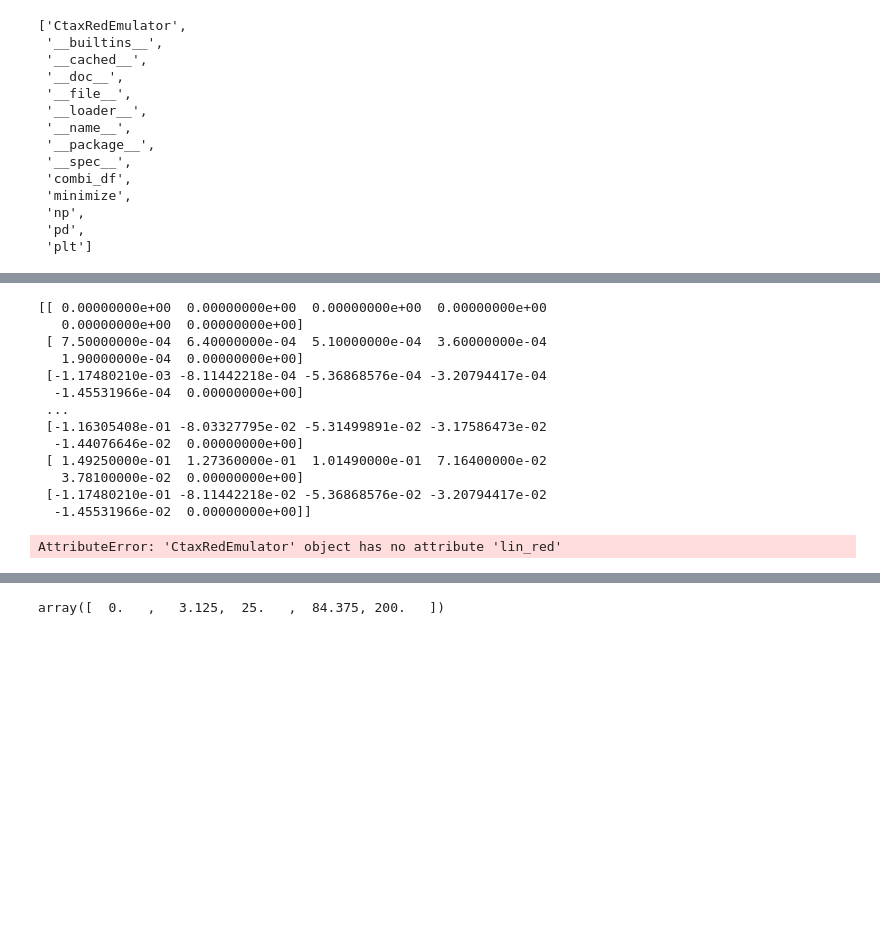
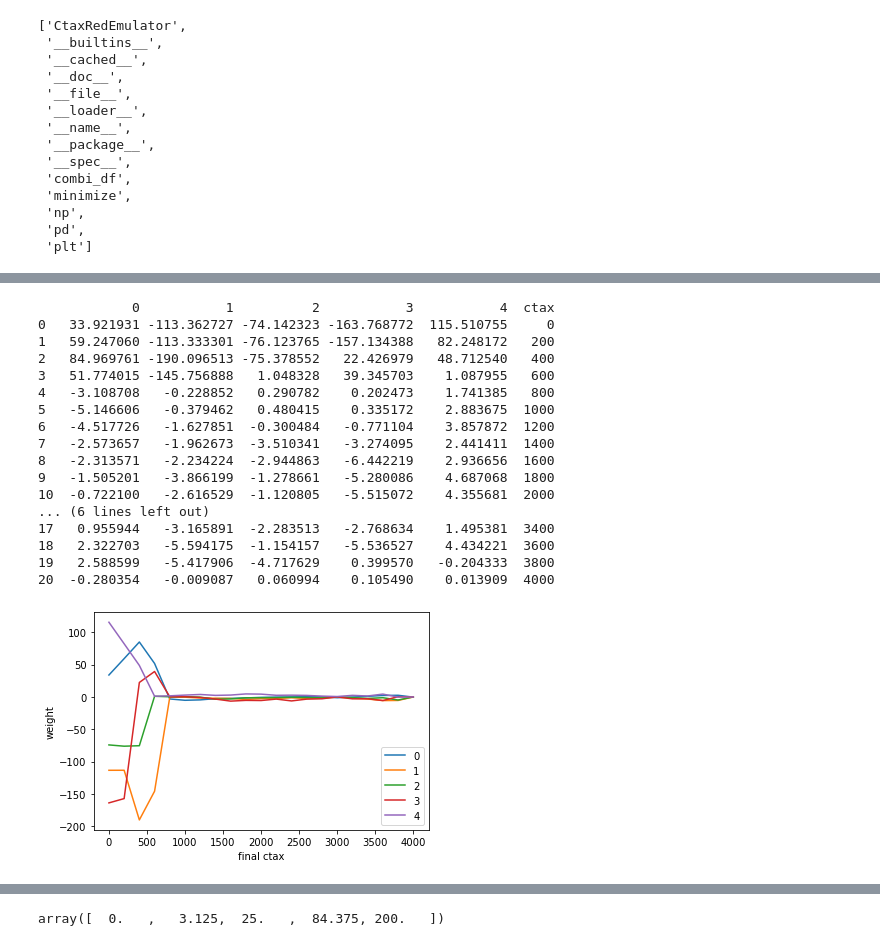
Before and after one commit to TVHTE/PBL_Code, a Jupyter notebook: Emulator/main.ipynb, the cells around one changed output, grey strips where cells are left out. Drawn from its saved outputs; the diff is of its cells as text; code cells hidden in the pictures; blank space fills up the shorter version.

```diff
--- a/Emulator/main.ipynb
+++ b/Emulator/main.ipynb
@@ -86,44 +86,48 @@ root_paths.tail()
 # %%
 """
 train prepared dataframe
 
 input: ctax paths with reduction
 
 output: trained dataset
 """
 
 reload(emulate)
 
 # only for this emulator we use combination of paths tot train and test
 combi_paths = emulate.combi_df(cubic_paths, root_paths, cubic_reduction, root_reduction)
 
 x = emulate.CtaxRedEmulator(lin_paths, combi_paths)
 
-x.train_ctax_path(10, 200, 2)
+x.train_ctax_path(10, 200, 5)
 
 # do it for all remaining test paths
 cubic_test = []
 root_test = []
 
-for i in range(1, len(root_paths), 2):
+# for i in range(1, len(root_paths), 2):
 
-    cubic_test.append(x.test_ctax_path(root_paths.loc[i]))
-    root_test.append(x.test_ctax_path(cubic_paths.loc[i+1]))
+#     cubic_test.append(x.test_ctax_path(root_paths.loc[i]))
+#     root_test.append(x.test_ctax_path(cubic_paths.loc[i+1]))
 # %% [output]
-[[ 0.00000000e+00  0.00000000e+00  0.00000000e+00  0.00000000e+00
-   0.00000000e+00  0.00000000e+00]
- [ 7.50000000e-04  6.40000000e-04  5.10000000e-04  3.60000000e-04
-   1.90000000e-04  0.00000000e+00]
- [-1.17480210e-03 -8.11442218e-04 -5.36868576e-04 -3.20794417e-04
-  -1.45531966e-04  0.00000000e+00]
- ...
- [-1.16305408e-01 -8.03327795e-02 -5.31499891e-02 -3.17586473e-02
-  -1.44076646e-02  0.00000000e+00]
- [ 1.49250000e-01  1.27360000e-01  1.01490000e-01  7.16400000e-02
-   3.78100000e-02  0.00000000e+00]
- [-1.17480210e-01 -8.11442218e-02 -5.36868576e-02 -3.20794417e-02
-  -1.45531966e-02  0.00000000e+00]]
+            0           1          2           3           4  ctax
+0   33.921931 -113.362727 -74.142323 -163.768772  115.510755     0
+1   59.247060 -113.333301 -76.123765 -157.134388   82.248172   200
+2   84.969761 -190.096513 -75.378552   22.426979   48.712540   400
+3   51.774015 -145.756888   1.048328   39.345703    1.087955   600
+4   -3.108708   -0.228852   0.290782    0.202473    1.741385   800
+5   -5.146606   -0.379462   0.480415    0.335172    2.883675  1000
+6   -4.517726   -1.627851  -0.300484   -0.771104    3.857872  1200
+7   -2.573657   -1.962673  -3.510341   -3.274095    2.441411  1400
+8   -2.313571   -2.234224  -2.944863   -6.442219    2.936656  1600
+9   -1.505201   -3.866199  -1.278661   -5.280086    4.687068  1800
+10  -0.722100   -2.616529  -1.120805   -5.515072    4.355681  2000
+... (6 lines left out)
+17   0.955944   -3.165891  -2.283513   -2.768634    1.495381  3400
+18   2.322703   -5.594175  -1.154157   -5.536527    4.434221  3600
+19   2.588599   -5.417906  -4.717629    0.399570   -0.204333  3800
+20  -0.280354   -0.009087   0.060994    0.105490    0.013909  4000
-AttributeError: 'CtaxRedEmulator' object has no attribute 'lin_red'
+[figure, added]
 # %%
 root_paths.head()
 # %% [output]
```
Also changed, not shown: parts of 1 cell of this notebook, 2 other files.
